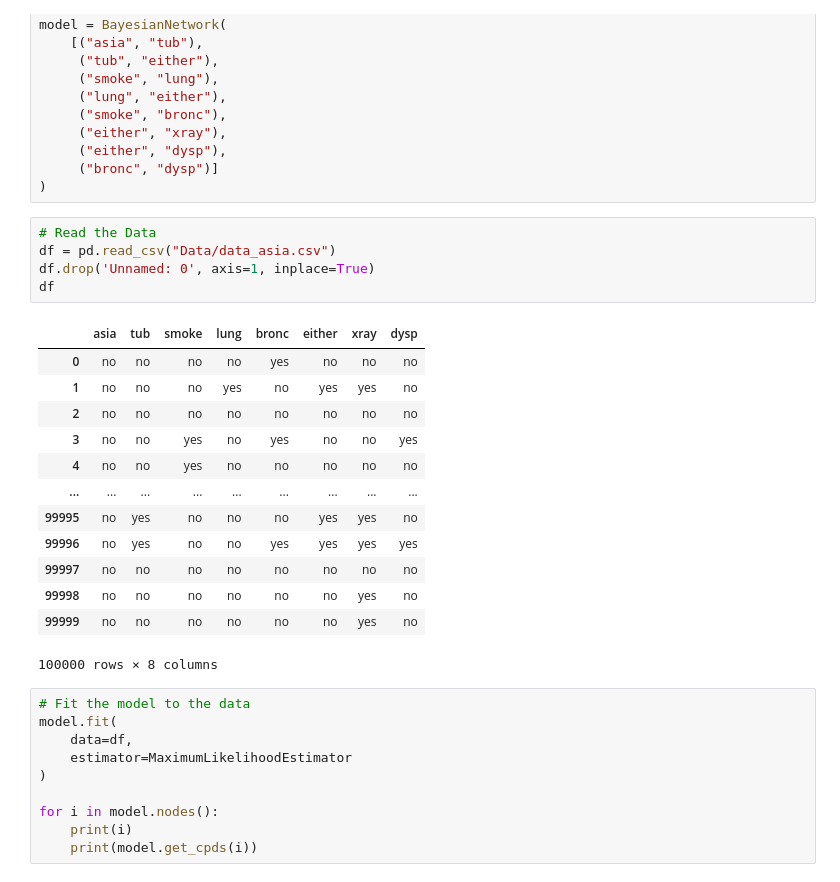
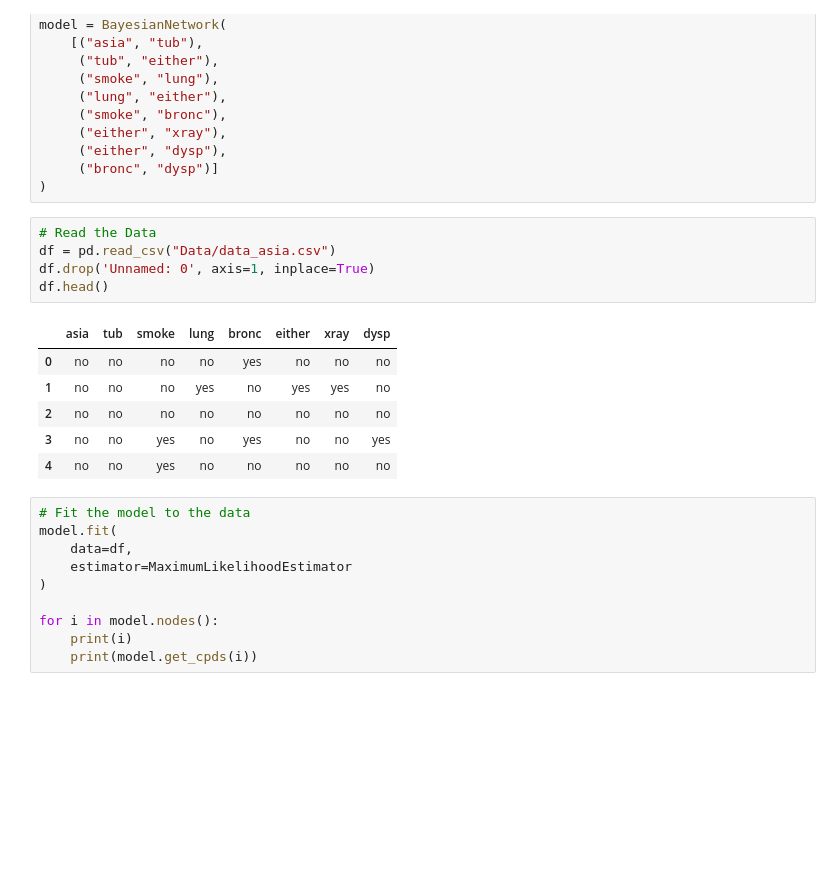
Before and after one commit to AnaliticaComputacional-2023-10/Taller4, a Jupyter notebook: Taller4.ipynb, the cells around one changed output. Cells and saved outputs as stored; diff of their text form; blank space fills up the shorter version.

```diff
--- a/Taller3.ipynb
+++ b/Taller4.ipynb
@@ -346,22 +346,15 @@ model = BayesianNetwork(
 # %%
 # Read the Data
 df = pd.read_csv("Data/data_asia.csv")
 df.drop('Unnamed: 0', axis=1, inplace=True)
-df
+df.head()
 # %% [output]
 |  | asia | tub | smoke | lung | bronc | either | xray | dysp |
 | 0 | no | no | no | no | yes | no | no | no |
 | 1 | no | no | no | yes | no | yes | yes | no |
 | 2 | no | no | no | no | no | no | no | no |
 | 3 | no | no | yes | no | yes | no | no | yes |
 | 4 | no | no | yes | no | no | no | no | no |
-| ... | ... | ... | ... | ... | ... | ... | ... | ... |
-| 99995 | no | yes | no | no | no | yes | yes | no |
-| 99996 | no | yes | no | no | yes | yes | yes | yes |
-| 99997 | no | no | no | no | no | no | no | no |
-| 99998 | no | no | no | no | no | no | yes | no |
-| 99999 | no | no | no | no | no | no | yes | no |
-100000 rows × 8 columns
 # %%
 # Fit the model to the data
 model.fit(
```
Also changed, not shown: parts of 6 cells of this notebook, 3 other files.
